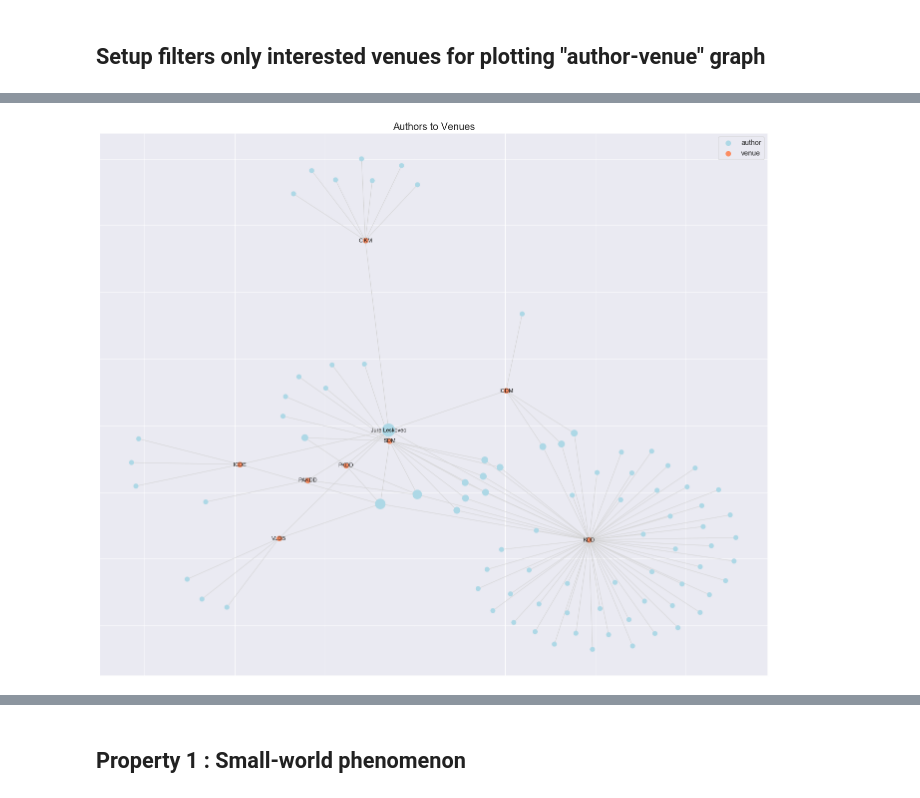
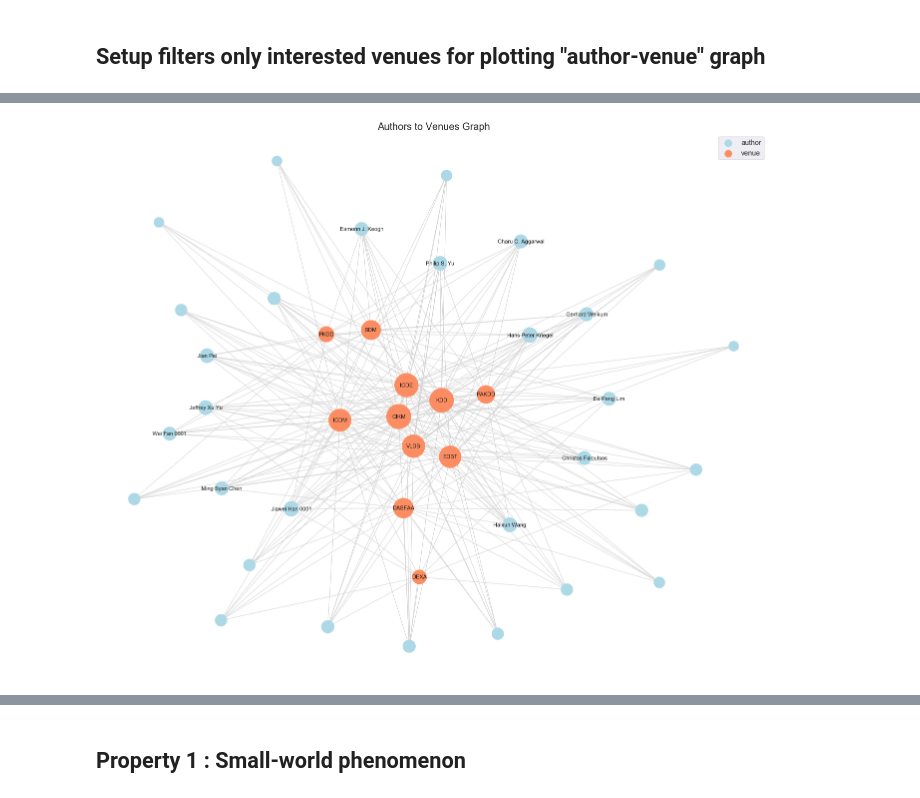
Before and after one commit to samaujs/Network-Science, a Jupyter notebook: dblp/xml_preprocessing_conferences.ipynb, the cells around one changed output, grey strips where cells are left out. Cells and saved outputs as stored; diff of their text form; code cells hidden in the pictures.

```diff
--- a/dblp/xml_preprocessing_conferences.ipynb
+++ b/dblp/xml_preprocessing_conferences.ipynb
@@ -54,7 +54,7 @@ Shape of data frame : (171, 2)
 author_Grp = pd.DataFrame()
 author_Grp['authorCount'] = df.groupby(['Author'])['Author'].count()
 author_Grp['author'] = author_Grp.index
-topmost = 20
+topmost = 30
 total_counts = len(df)
 bar_text_filler = 1
 
@@ -597,0 +620,18 @@ list(tier_venues)
+# %%
+topmost_authors_venues_df = pd.DataFrame()
+
+# author_Grp_top with columns [authorCount, author] and index "Author"
+# author_Grp_top.index are same values as author_Grp_top['author']
+print("No. of topmost authors : ", len(author_Grp_top.index))
+authors_venues_sub_df = author_submissions_df.set_index('Author')
+
+for author in author_Grp_top.index:
+    #print(author)
+    selected_author_df = authors_venues_sub_df.loc[author, : ]
+    topmost_authors_venues_df = topmost_authors_venues_df.append(selected_author_df)
+
+# Change index from "Author" to an index of running numbers
+topmost_authors_venues_df.reset_index(inplace=True)
+
+print("The shape of topmost authors with venues and respective submissions : ", topmost_authors_venues_df.shape)
+topmost_authors_venues_df.head(20)
@@ -599,37 +659,31 @@ list(tier_venues)
 Graphtype = nx.Graph()
 
 # 1. Create the graph
-g = nx.from_pandas_edgelist(df, source='Author', target='Venue', create_using=Graphtype)
+# For drawing all edges from CSV file
+# g = nx.from_pandas_edgelist(df, source='Author', target='Venue', create_using=Graphtype)
 
-#layout = nx.spring_layout(g)
+# Plot only for the Topmost authors
+g = nx.from_pandas_edgelist(topmost_authors_venues_df, source='Author', target='Venue', edge_attr = 'Submissions',
+                            create_using=Graphtype)
 
 # 2. Create a layout for our nodes
+# layout = nx.spring_layout(g)
 layout = nx.spring_layout(g,iterations=50)
 
 plt.figure(figsize=(24, 20))
 
 # 3. Draw the relevant graph with nodes and links
-# People small and grey
+# Author is small and grey
 
 # Labels for authors ONLY
-# People who are highly connected are a highlighted color
+# Authors who are highly connected are a highlighted color
 
-# Obtain degree of authors and multiply by 80 to get the circle size
-# The respective size is proportional to the number of connections, degree
-author_size = [g.degree(author) * 80 for author in authors]
-
-# List of Author nodes are determined from the authors list and displayed nodes in lightblue
-nx.draw_networkx_nodes(g,
-                       layout,
-                       nodelist=authors,
-                       node_size=author_size, # a list of sizes, based on degree centrality
-                       node_color='lightblue')
-
-# List of Venue nodes are determined from the venues list and displayed nodes in grey
-nx.draw_networkx_nodes(g, layout, nodelist=venues, node_color='#AAAAAA', node_size=100) #cccccc
+# Create a list of popular authors
+# For illustrations : Plot only for topmost authors and use 7 for unfiltered venues
+popular_authors = [author for author in author_Grp_top.index if g.degree(author) > 8] # authors
 
 # Create a list of popular venues
-popular_venues = [venue for venue in venues if g.degree(venue) > 0]
+popular_venues = [venue for venue in venues if g.degree(venue) > 0] # 0 for small networks
 print("Popular venues :", popular_venues)
 sorted_tier_venues = sorted(tier_venues)
 print("Sorted Tier venues :", sorted_tier_venues)
@@ -639,13 +693,31 @@ print("Intersected venues :", displayed_venues)
 venues_difference = set(tier_venues).symmetric_difference(displayed_venues)
 print("Interested venues not present :", venues_difference)
 
-# Create a list of popular authors
-popular_authors = [author for author in authors if g.degree(author) > 7] # For filtered venues, use 2
 # Create nodes for popular authors mainly for legend labelling
-nx.draw_networkx_nodes(g, layout, nodelist=popular_authors, node_color='lightblue', node_size=100, label='author') # lightblue
+nx.draw_networkx_nodes(g, layout, nodelist=popular_authors, node_color='lightblue', node_size=200, label='author') # lightblue
 
 # List of popular venue nodes are determined from the popular_venues list and displayed nodes in orange
-nx.draw_networkx_nodes(g, layout, nodelist=popular_venues, node_color='#fc8d62', node_size=100, label='venue') # orange
+nx.draw_networkx_nodes(g, layout, nodelist=popular_venues, node_color='#fc8d62', node_size=200, label='venue') # orange
+
+# Obtain degree of authors and multiply by 80 to get the circle size
+# The respective size is proportional to the number of connections, degree
+# For illustrations : Plot only for topmost authors
+author_size = [g.degree(author) * 80 for author in author_Grp_top.index] # authors
+
+# List of Author nodes are determined from the authors list and displayed nodes in lightblue
+nx.draw_networkx_nodes(g, layout,
+                       nodelist=author_Grp_top.index, # authors
+                       node_size=author_size, # a list of sizes, based on degree centrality
+                       node_color='lightblue')
+
+venue_size = [g.degree(venue) * 80 for venue in venues]
+
+# List of Venue nodes are determined from the venues list and displayed nodes in grey
+nx.draw_networkx_nodes(g, layout,
+                       nodelist=venues,
+                       node_size=venue_size, # a list of sizes, based on degree centrality
+                       node_color='#fc8d62') # AAAAAA; cccccc
+
 
 # Links/Edges are thin and displayed in lightgrey
 nx.draw_networkx_edges(g, layout, width=1, edge_color="lightgrey") #cccccc
@@ -655,7 +727,7 @@ venue_labels = dict(zip(venues, venues))
 displayed_venues_labels = dict(zip(displayed_venues, displayed_venues))
 
 # Label the authors
-authors_labels = dict(zip(authors, authors))
+# authors_labels = dict(zip(authors, authors)) # labels for all authors
 popular_authors_labels = dict(zip(popular_authors, popular_authors))
 
 nx.draw_networkx_labels(g, layout, labels=popular_authors_labels, font_size=11) # author_labels
@@ -663,13 +735,13 @@ nx.draw_networkx_labels(g, layout, labels=displayed_venues_labels, font_size=11)
 # font_family="sans-serif"
 
 # 4. Turn off the axis
-#plt.axis('off')
+plt.axis('off')
 #nx.draw_networkx(g, layout)
 
 plt.legend(loc='best')
 
-plt.title("Authors to Venues", fontsize=20)
-#save_fig("BhowmickSouravS_conf_graph")
+plt.title("Authors to Venues Graph", fontsize=20)
+#save_fig("dblp_author_venue_graph")
 
 # To remove node label coordinates and have matplotlib to show display
 plt.show()
@@ -681,2 +753,2 @@ Interested venues not present : {'DASFAA', 'DEXA', 'EDBT'}
-[figure, old version]
+[figure, new version]
 # %%
```
Also changed, not shown: parts of 33 cells of this notebook.
